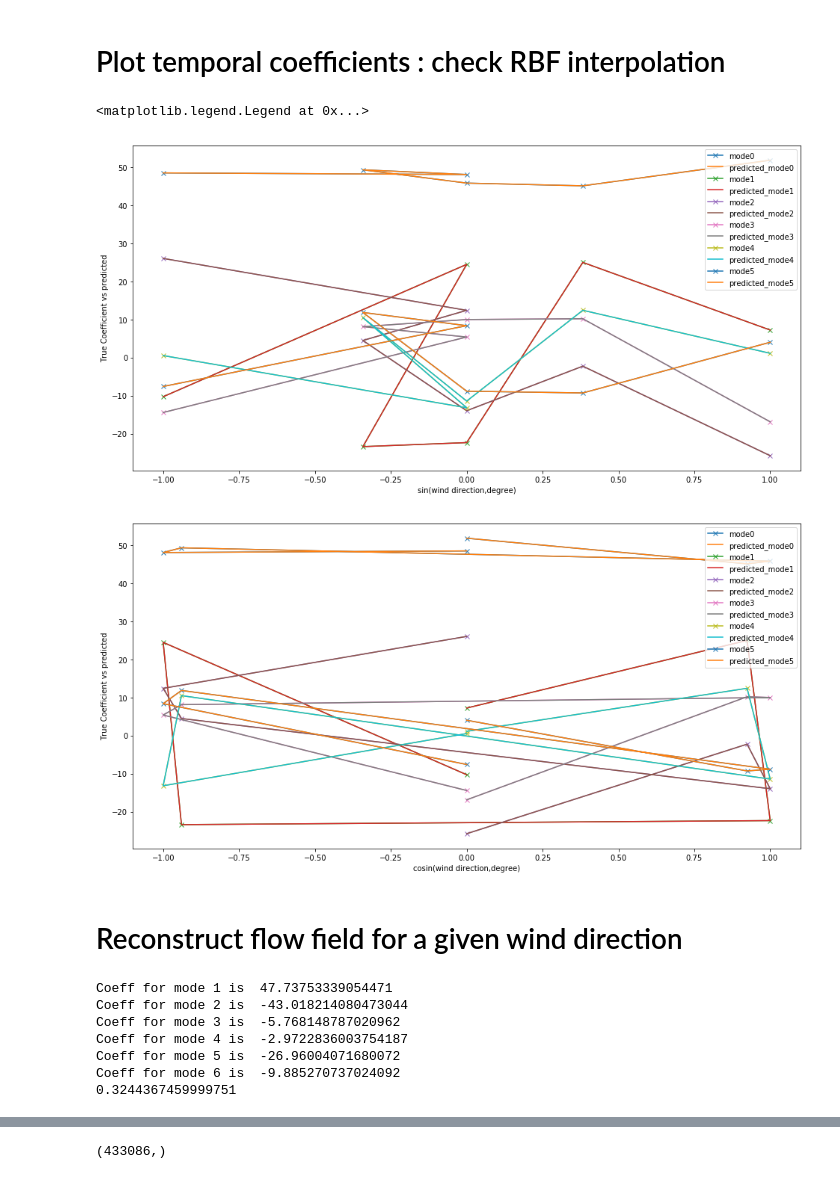
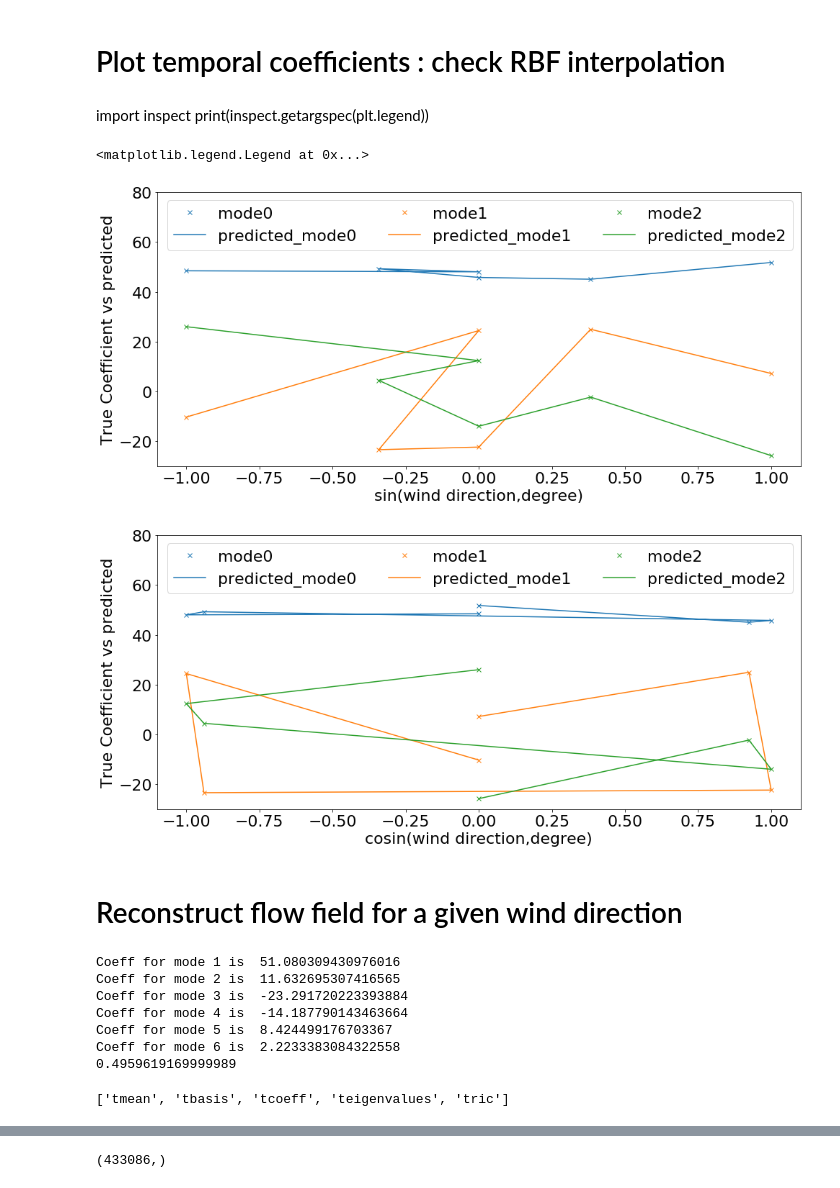
Before and after one commit to mandar-tabib-1/Building_ROMs, a Jupyter notebook: Building_Japan_Nigata_data_loading.ipynb, the cells around one changed output, grey strips where cells are left out. Drawn from its saved outputs; the diff is of its cells as text; code cells hidden in the pictures.

```diff
--- a/Building_Japan_Nigata_data_loading.ipynb
+++ b/Building_Japan_Nigata_data_loading.ipynb
@@ -137,7 +62,0 @@ from sklearn.model_selection import train_test_split
-# %%
-#Testing if we can load and manipulate variables
-filename=fnyaw_20+"U_surface8.vtk"
-grid_modes8 = pyvista.PolyData(filename)
-
-filename=fnyaw_20+"U_surface1.vtk"
-grid_modes1 = pyvista.PolyData(filename)
@@ -166,2 +62,0 @@ NameError: name 'grid_modes8' is not defined
-# %%
-Utemp1=grid_modes8['U']
@@ -576,11 +483,11 @@ for i in range(nr):
     interpolators.append(rbf)
 
 # Save the Rbf interpolators to a file
-with open('./Results/'+'rbf_interpolators.pkl', 'wb') as file:
+with open('./Results/'+folder+'/rbf_interpolators.pkl', 'wb') as file:
     pickle.dump(interpolators, file)
 
 # Load the Rbf interpolators from a file
-with open('./Results/'+'rbf_interpolators.pkl', 'rb') as file:
+with open('./Results/'+folder+'/rbf_interpolators.pkl', 'rb') as file:
     loaded_interpolators = pickle.load(file)
 
 # Interpolate using the loaded interpolators (for demonstration)
@@ -598,26 +501,31 @@ PODdata.files
 np.array(predicted_values)
 # %% [markdown]
 # Plot temporal coefficients : check RBF interpolation
+# %% [markdown]
+import inspect
+print(inspect.getargspec(plt.legend))
 # %%
-plt.figure(figsize=(16,8))
-for i in range(6):
-    plt.plot(xsin1,tcoeff[i,:],'x-',label='mode'+str(i))
-    plt.plot(xsin1,np.array(predicted_values)[i,:],label='predicted_mode'+str(i))
+plt.figure(figsize=(16,7))
+for i in range(3):
+    plt.plot(xsin1,tcoeff[i,:],'x',label='mode'+str(i))
+    plt.plot(xsin1,np.array(predicted_values)[i,:],color=plt.gca().lines[-1].get_color(),label='predicted_mode'+str(i))
 plt.xlabel('sin(wind direction,degree)')
 plt.ylabel('True Coefficient vs predicted')
-plt.legend()
+plt.ylim((-30,80))
+plt.legend(loc='upper right',ncol=3)
 
-plt.figure(figsize=(16,8))
-for i in range(6):
-    plt.plot(xcos1,tcoeff[i,:],'x-',label='mode'+str(i))
-    plt.plot(xcos1,np.array(predicted_values)[i,:],label='predicted_mode'+str(i))
+plt.figure(figsize=(16,7))
+for i in range(3):
+    plt.plot(xcos1,tcoeff[i,:],'x',label='mode'+str(i))
+    plt.plot(xcos1,np.array(predicted_values)[i,:],label='predicted_mode'+str(i),color=plt.gca().lines[-1].get_color())
 plt.xlabel('cosin(wind direction,degree)')
 plt.ylabel('True Coefficient vs predicted')
-plt.legend()
+plt.ylim((-30,80))
+plt.legend(loc='upper right',ncol=3)
 # %% [output]
 <matplotlib.legend.Legend at 0x...>
-[figure, old version]
+[figure, new version]
-[figure, old version]
+[figure, new version]
 # %% [markdown]
 # Reconstruct flow field for a given wind direction
 # %%
@@ -626,14 +534,16 @@ start = time.process_time()
 # your code here
 
 # Assume a wind direction
-wind_dir=322 #in degrees
+wind_dir=80 #in degrees
 
+folder = 'data_POD'
 
 #Obtain coefficient for this wind direction
 #------------------------------------------------------------------
 
-#Load interpolators
-with open('./Results/'+'rbf_interpolators.pkl', 'rb') as file:
+
+# Load the Rbf interpolators from a file
+with open('./Results/'+folder+'/rbf_interpolators.pkl', 'rb') as file:
     loaded_interpolators = pickle.load(file)
 
 
@@ -650,9 +560,11 @@ for i, rbf1 in enumerate(loaded_interpolators):
 #----------------------------------------------------------------------------------------------------
 
 #Load saved basis functions (modes) and mean turbulent kinetic energy
+
 filename = './Results/'+folder+'/POD_data.npz' #A NpzFile is a dictionary-like object.Query with the .files attribute) and for the arrays themselves.
-folder = 'data_POD'
+
 PODdata=np.load(filename)
+
 Phit=PODdata['tbasis']
 tke_mean=PODdata['tmean']
 
@@ -669,10 +581,14 @@ grid.cell_data["RECON_tke_at_WD_"+str(wind_dir)]=tke_at_wind_direction
 #Print time taken
 print(time.process_time() - start)
 # %% [output]
-Coeff for mode 1 is  47.73753339054471
-Coeff for mode 2 is  -43.018214080473044
-Coeff for mode 3 is  -5.768148787020962
-Coeff for mode 4 is  -2.9722836003754187
-Coeff for mode 5 is  -26.96004071680072
-Coeff for mode 6 is  -9.885270737024092
-0.3244367459999751
+Coeff for mode 1 is  51.080309430976016
+Coeff for mode 2 is  11.632695307416565
+Coeff for mode 3 is  -23.291720223393884
+Coeff for mode 4 is  -14.187790143463664
+Coeff for mode 5 is  8.424499176703367
+Coeff for mode 6 is  2.2233383084322558
+0.4959619169999989
+# %%
+PODdata.files
+# %% [output]
+['tmean', 'tbasis', 'tcoeff', 'teigenvalues', 'tric']
```
Also changed, not shown: parts of 86 cells of this notebook.
